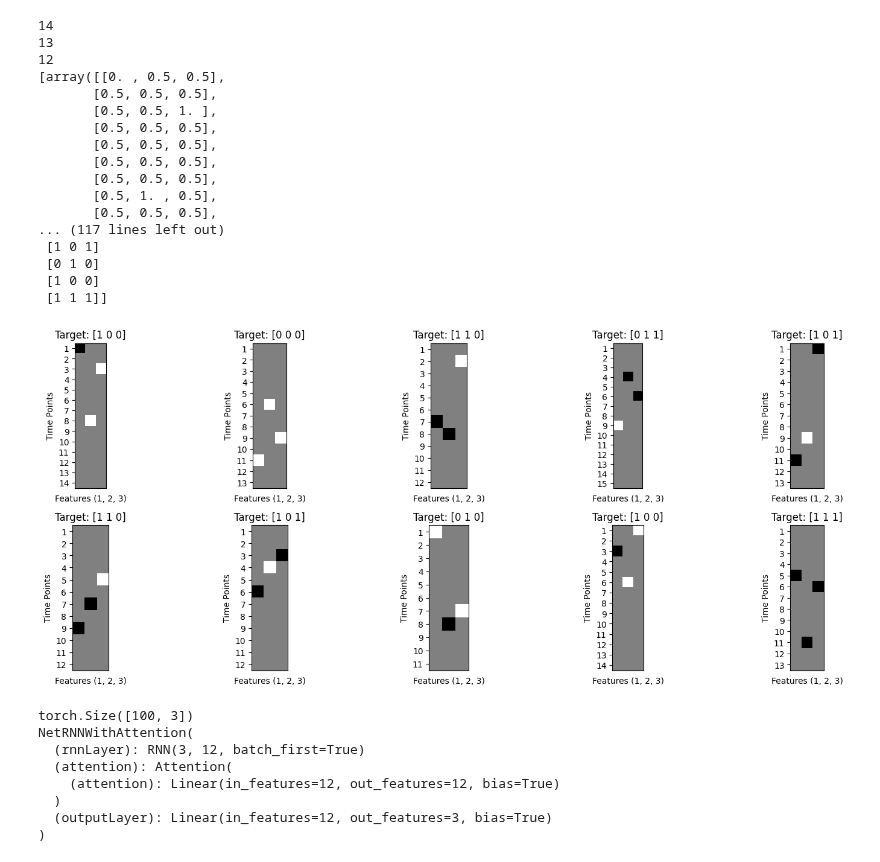
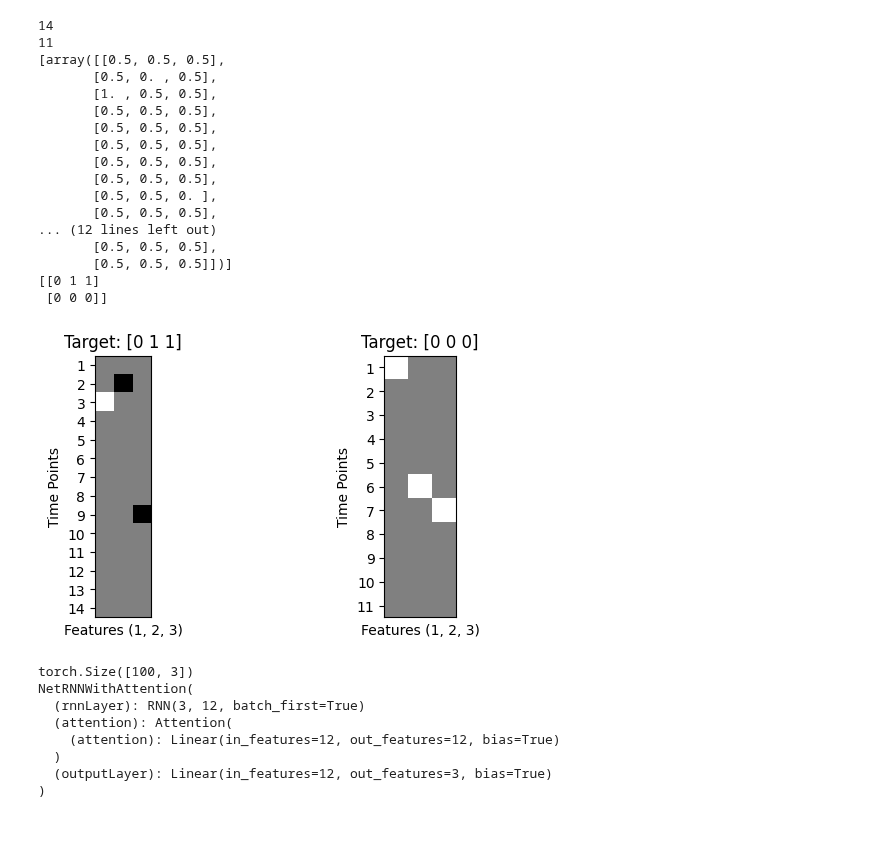
Before and after one commit to Ahmadar91/Master-sThesis, a Jupyter notebook: Trial.ipynb, the cells around one changed output. Saved outputs shown, nothing was run; the diff lists cells and outputs as text; code cells hidden in the pictures; blank space fills up the shorter version.

```diff
--- a/Trial.ipynb
+++ b/Trial.ipynb
@@ -22,7 +25,4 @@ Populating the interactive namespace from numpy and matplotlib
 # %%
-import numpy
-
-
 def generateTrainData(
     samples, noise, delayRange, baseTPS=[0, 1, 2, 3, 4], conceptNoise=[0.0, 0.0, 0.0]
 ):
@@ -67,53 +67,53 @@ def generateTrainData(
 # Example usage of the function:
 # Generate 10 sequences with a specific noise level and delay range.
 s, t = generateTrainData(
-    10, 0.0, [1, 2, 3, 4, 5], baseTPS=[0, 1, 2, 3, 4, 5, 6, 7, 8, 10]
+    2, 0.0, [1, 2, 3, 4, 5], baseTPS=[0, 1, 2, 3, 4, 5, 6, 7, 8, 10]
 )
 print(len(s[0]))
 print(len(s[1]))
-print(len(s[2]))
+#print(len(s[2]))
 print(s)
 
 print(t)
 
 # Plotting the sequences with detailed time points on the Y-axis
 plt.figure(figsize=(15, 15))  # Increased figure size for better visibility
 
 for i in range(len(s)):
     ax = plt.subplot(5, 5, i + 1)
     im = ax.imshow(s[i], cmap="gray", vmin=0.0, vmax=1.0)
     plt.title(f"Target: {t[i]}")
 
     # Setting labels for features (X-axis) and detailed time points (Y-axis)
     plt.xlabel("Features (1, 2, 3)")
     plt.ylabel("Time Points")
 
     # Setting tick marks for each time point on the Y-axis
     ax.set_yticks(range(s[i].shape[0]))
     ax.set_yticklabels([f"{j+1}" for j in range(s[i].shape[0])])
 
     # Removing X-axis tick marks
     plt.xticks([])
 
 plt.tight_layout()
 plt.show()
 # %% [output]
 14
-13
-12
-[array([[0. , 0.5, 0.5],
-       [0.5, 0.5, 0.5],
-       [0.5, 0.5, 1. ],
+11
+[array([[0.5, 0.5, 0.5],
+       [0.5, 0. , 0.5],
+       [1. , 0.5, 0.5],
        [0.5, 0.5, 0.5],
        [0.5, 0.5, 0.5],
        [0.5, 0.5, 0.5],
        [0.5, 0.5, 0.5],
-       [0.5, 1. , 0.5],
        [0.5, 0.5, 0.5],
-... (117 lines left out)
- [1 0 1]
- [0 1 0]
- [1 0 0]
- [1 1 1]]
+       [0.5, 0.5, 0. ],
+       [0.5, 0.5, 0.5],
+... (12 lines left out)
+       [0.5, 0.5, 0.5],
+       [0.5, 0.5, 0.5]])]
+[[0 1 1]
+ [0 0 0]]
-[figure, old version]
+[figure, new version]
 # %%
```
Also changed, not shown: parts of 12 cells of this notebook.
